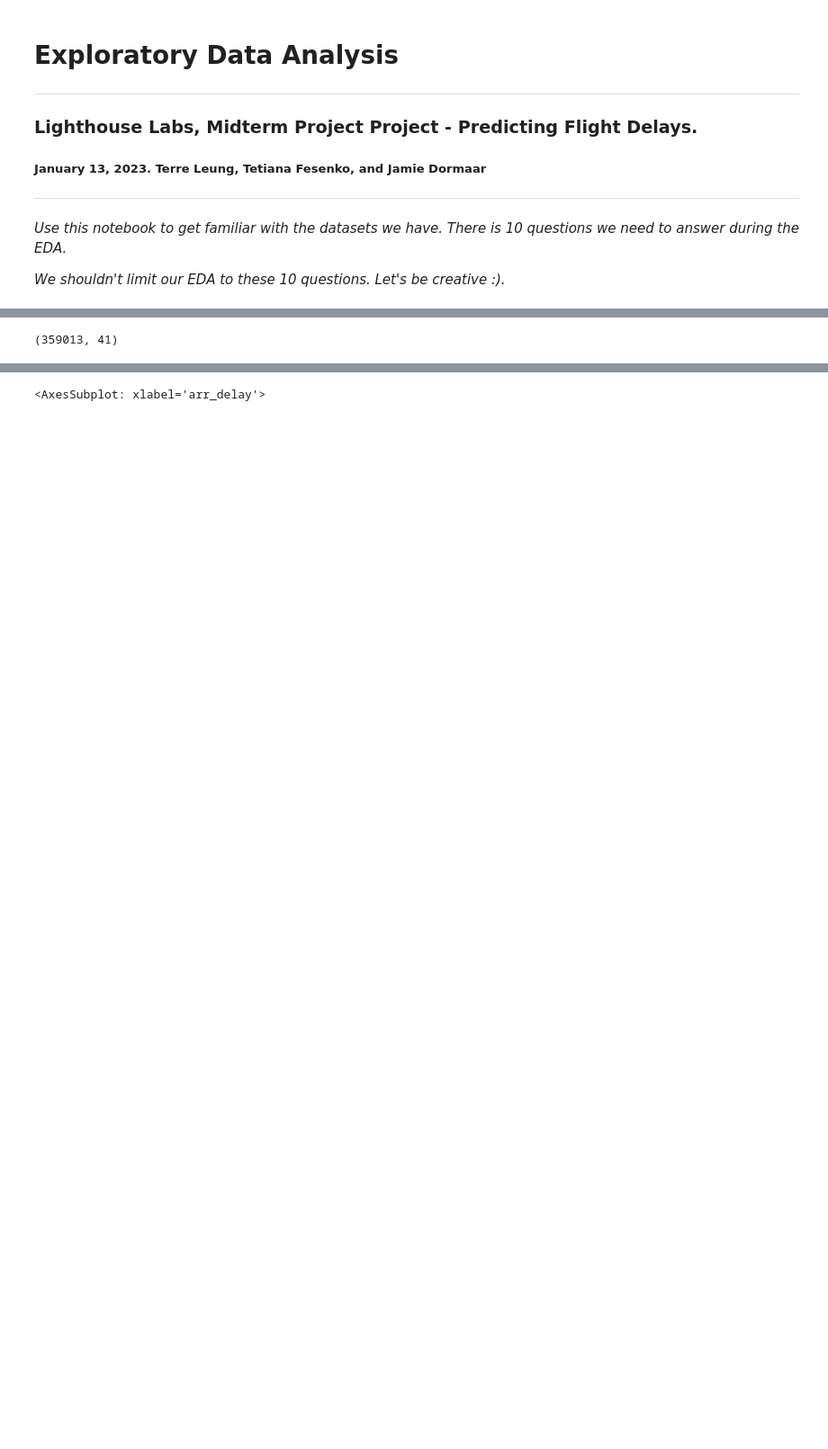
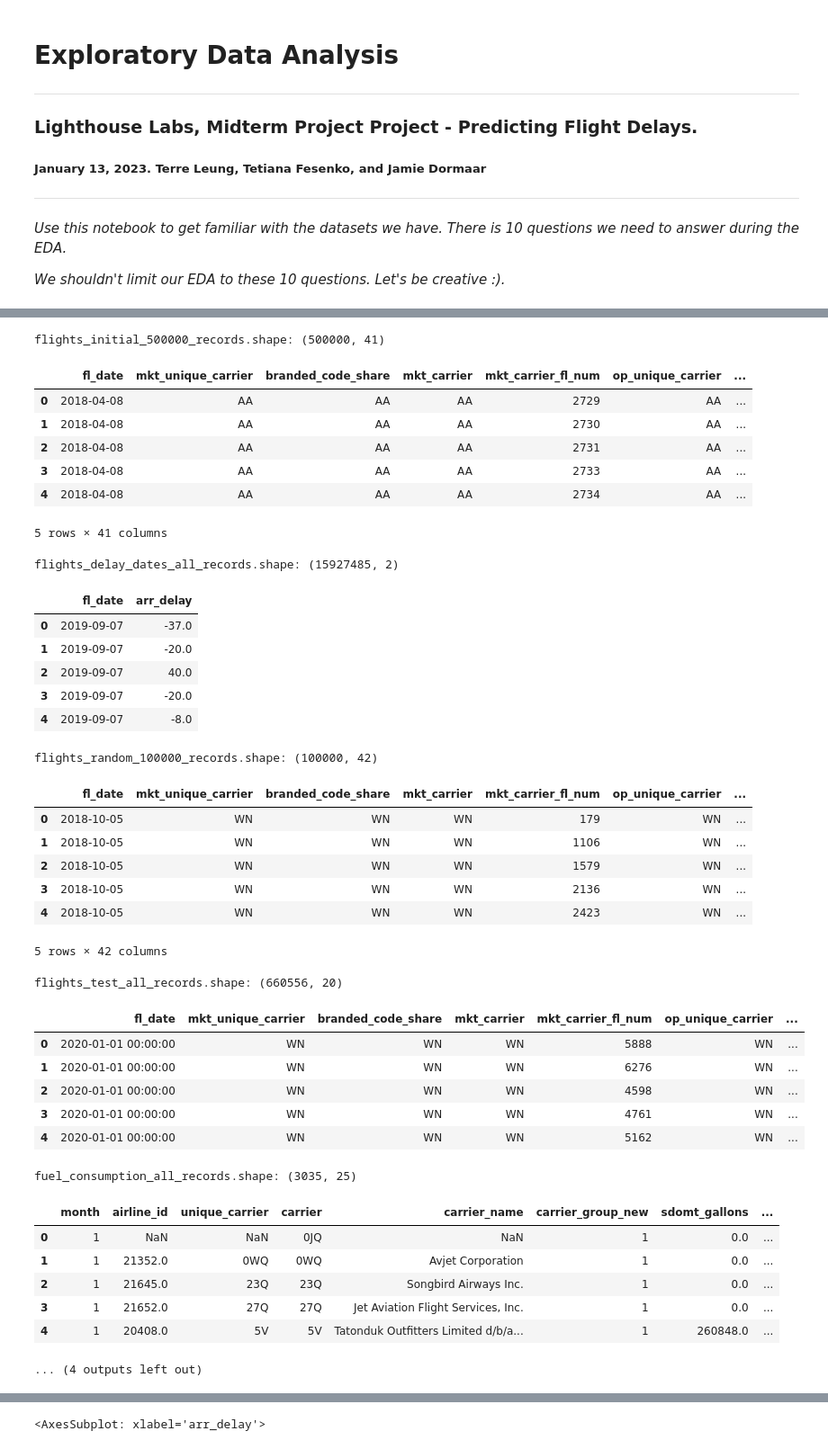
Before and after one commit to jdormaar/Flight-Delays, a Jupyter notebook: Workbook/exploratory_analysis.ipynb, the cells around one changed output, grey strips where cells are left out. Shown at 90% size. Cells and saved outputs as stored; diff of their text form; code cells hidden in the pictures; blank space fills up the shorter version.

```diff
--- a/Workbook/exploratory_analysis.ipynb
+++ b/Workbook/exploratory_analysis.ipynb
@@ -336,5 +16,0 @@ IQR = Q3 - Q1
-# %%
-fl_df_clean = fl_df[~((fl_df < (Q1 - 1.5 * IQR)) |(fl_df > (Q3 + 1.5 * IQR))).any(axis=1)]
-fl_df_clean.shape
-# %% [output]
-(359013, 41)
@@ -340,0 +39,8 @@ fl_df_clean.shape
+# %%
+# Load data tables:
+flights_initial_500000_records    = pd.read_csv('../data/flights_initial_500000_records.csv', delimiter= ',')
+flights_delay_dates_all_records   = pd.read_csv('../data/flights_delay_dates_all_records.csv', delimiter= ',')
+flights_random_100000_records     = pd.read_csv('../data/flights_random_100000_records.csv', delimiter= ',')
+flights_test_all_records          = pd.read_csv('../data/flights_test_all_records.csv', delimiter= ',')
+fuel_consumption_all_records      = pd.read_csv('../data/fuel_consumption_all_records.csv', delimiter= ',')
+passengers_initial_300000_records = pd.read_csv('../data/passengers_initial_300000_records.csv', delimiter= ',')
@@ -340,0 +55,65 @@ fl_df_clean.shape
+# %%
+
+# First look at tables:
+# flights_initial_500000_records
+print(f'\nflights_initial_500000_records.shape: {flights_initial_500000_records.shape}')
+display(flights_initial_500000_records.head())
+
+# flights_delay_dates_all_records
+print(f'\nflights_delay_dates_all_records.shape: {flights_delay_dates_all_records.shape}')
+display(flights_delay_dates_all_records.head())
+
+# flights_random_100000_records
+print(f'\nflights_random_100000_records.shape: {flights_random_100000_records.shape}')
+display(flights_random_100000_records.head())
+
+# flights_test_all_records
+print(f'\nflights_test_all_records.shape: {flights_test_all_records.shape}')
+display(flights_test_all_records.head())
+
+# fuel_consumption_all_records
+print(f'\nfuel_consumption_all_records.shape: {fuel_consumption_all_records.shape}')
+display(fuel_consumption_all_records.head())
+
+# passengers_initial_300000_records
+print(f'\npassengers_initial_300000_records.shape: {passengers_initial_300000_records.shape}')
+display(passengers_initial_300000_records.head())
+# %% [output]
+flights_initial_500000_records.shape: (500000, 41)
+|  | fl_date | mkt_unique_carrier | branded_code_share | mkt_carrier | mkt_carrier_fl_num | op_unique_carrier | ... |
+| 0 | 2018-04-08 | AA | AA | AA | 2729 | AA | ... |
+| 1 | 2018-04-08 | AA | AA | AA | 2730 | AA | ... |
+| 2 | 2018-04-08 | AA | AA | AA | 2731 | AA | ... |
+| 3 | 2018-04-08 | AA | AA | AA | 2733 | AA | ... |
+| 4 | 2018-04-08 | AA | AA | AA | 2734 | AA | ... |
+5 rows × 41 columns
+flights_delay_dates_all_records.shape: (15927485, 2)
+|  | fl_date | arr_delay |
+| 0 | 2019-09-07 | -37.0 |
+| 1 | 2019-09-07 | -20.0 |
+| 2 | 2019-09-07 | 40.0 |
+| 3 | 2019-09-07 | -20.0 |
+| 4 | 2019-09-07 | -8.0 |
+flights_random_100000_records.shape: (100000, 42)
+|  | fl_date | mkt_unique_carrier | branded_code_share | mkt_carrier | mkt_carrier_fl_num | op_unique_carrier | ... |
+| 0 | 2018-10-05 | WN | WN | WN | 179 | WN | ... |
+| 1 | 2018-10-05 | WN | WN | WN | 1106 | WN | ... |
+| 2 | 2018-10-05 | WN | WN | WN | 1579 | WN | ... |
+| 3 | 2018-10-05 | WN | WN | WN | 2136 | WN | ... |
+| 4 | 2018-10-05 | WN | WN | WN | 2423 | WN | ... |
+5 rows × 42 columns
+flights_test_all_records.shape: (660556, 20)
+|  | fl_date | mkt_unique_carrier | branded_code_share | mkt_carrier | mkt_carrier_fl_num | op_unique_carrier | ... |
+| 0 | 2020-01-01 00:00:00 | WN | WN | WN | 5888 | WN | ... |
+| 1 | 2020-01-01 00:00:00 | WN | WN | WN | 6276 | WN | ... |
+| 2 | 2020-01-01 00:00:00 | WN | WN | WN | 4598 | WN | ... |
+| 3 | 2020-01-01 00:00:00 | WN | WN | WN | 4761 | WN | ... |
+| 4 | 2020-01-01 00:00:00 | WN | WN | WN | 5162 | WN | ... |
+fuel_consumption_all_records.shape: (3035, 25)
+|  | month | airline_id | unique_carrier | carrier | carrier_name | carrier_group_new | sdomt_gallons | ... |
+| 0 | 1 | NaN | NaN | 0JQ | NaN | 1 | 0.0 | ... |
+| 1 | 1 | 21352.0 | 0WQ | 0WQ | Avjet Corporation | 1 | 0.0 | ... |
+| 2 | 1 | 21645.0 | 23Q | 23Q | Songbird Airways Inc. | 1 | 0.0 | ... |
+| 3 | 1 | 21652.0 | 27Q | 27Q | Jet Aviation Flight Services, Inc. | 1 | 0.0 | ... |
+| 4 | 1 | 20408.0 | 5V | 5V | Tatonduk Outfitters Limited d/b/a... | 1 | 260848.0 | ... |
+... (4 outputs left out)
```
Also changed, not shown: parts of 62 cells of this notebook, 2 other files.
